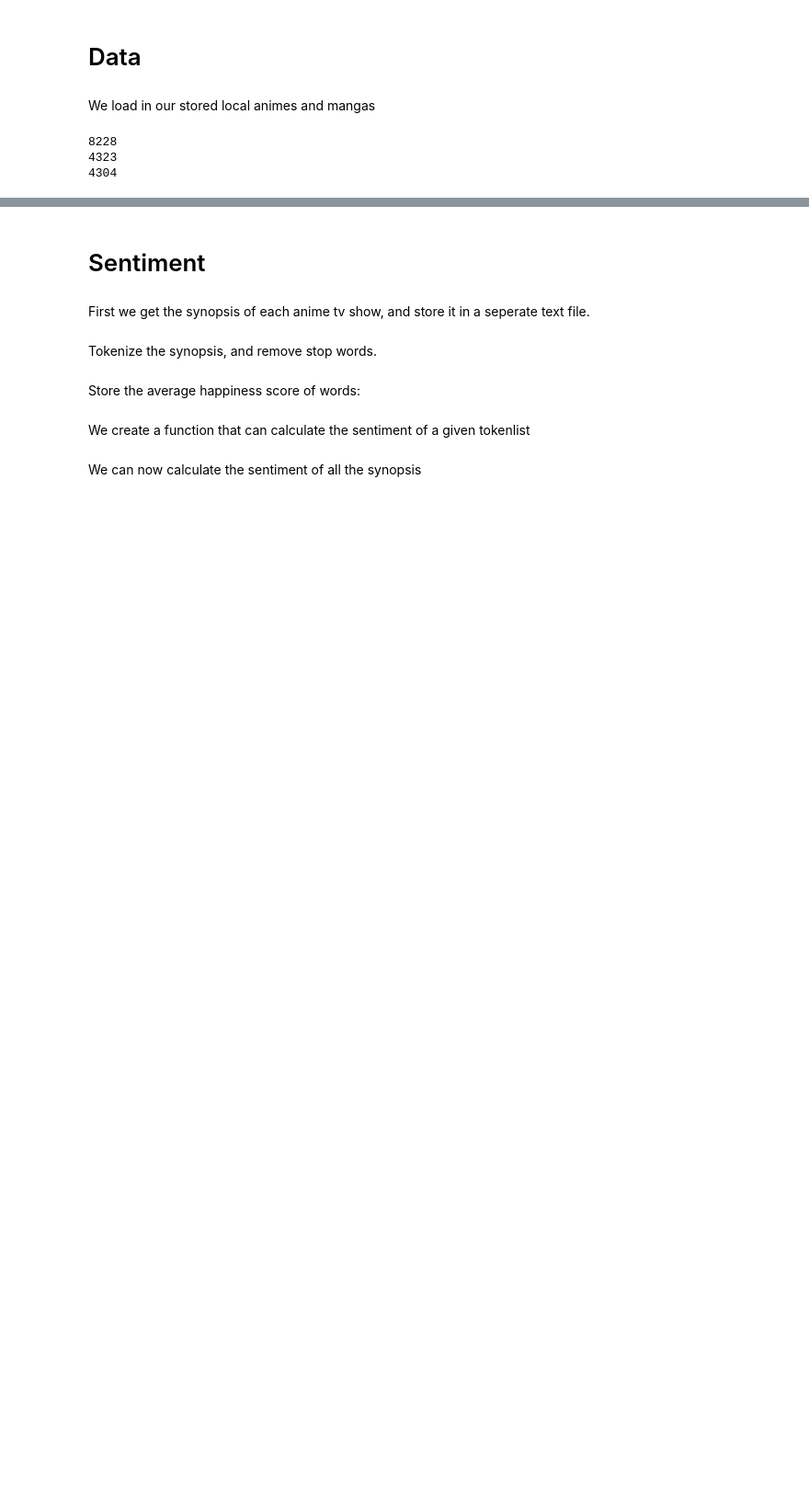
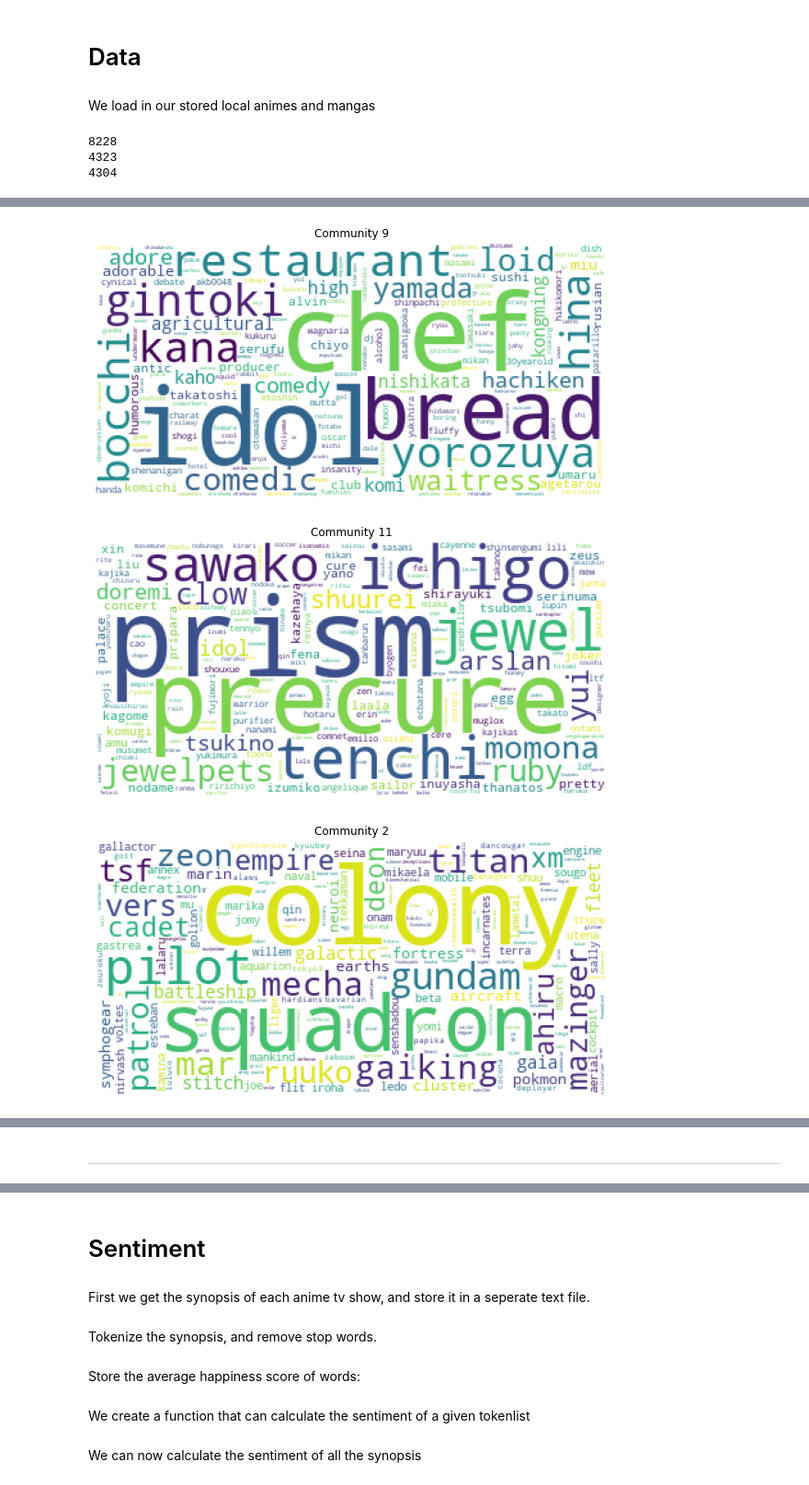
Before and after one commit to MarcBrejner/ProjectMAL, a Jupyter notebook: project.ipynb, the cells around one changed output, grey strips where cells are left out. Shown at 92% size. Drawn from its saved outputs; the diff is of its cells as text; code cells hidden in the pictures; blank space fills up the shorter version.

```diff
--- a/project.ipynb
+++ b/project.ipynb
@@ -38,0 +388,5 @@ anime_graph = nx.read_weighted_edgelist("data/edgeanimelist.txt")
+# %%
+# Listing the 10 top words for each community accourding to TF-IDF
+for i, tf_idf in zip(list(anime_freq),community_list_tf_idf):
+    print("The top 10 term according to TF-IDF for community " + str(i) + ":")
+    print(tf_idf.most_common(10))
@@ -38,0 +411,21 @@ anime_graph = nx.read_weighted_edgelist("data/edgeanimelist.txt")
+# %%
+# Function to make wordclouds with titles
+from wordcloud import WordCloud
+def make_word_cloud(tf_idf, community_number):
+
+    # To make this work check: https://stackoverflow.com/questions/47298070/importerror-no-module-named-wordcloud
+    wordcloud = WordCloud(background_color='white')
+    wordcloud.generate_from_frequencies(tf_idf)
+    plt.figure(figsize=(10, 10))
+    plt.imshow(wordcloud)
+    plt.axis("off")
+    plt.title("Community " + str(community_number))
+    plt.show()
+# %%
+# Create word clouds for each DC community
+for i, tf_idf in zip(list(anime_freq),community_list_tf_idf):
+    make_word_cloud(dict(tf_idf),i)
+# %% [output]
+[figure, added]
+[figure, added]
+[figure, added]
@@ -39,3 +442,5 @@ anime_graph = nx.read_weighted_edgelist("data/edgeanimelist.txt")
+# %% [markdown]
+****
 # %%
 import fa2
 d = dict(anime_graph.degree)
```
Also changed, not shown: parts of 33 cells of this notebook, 1 other file.
